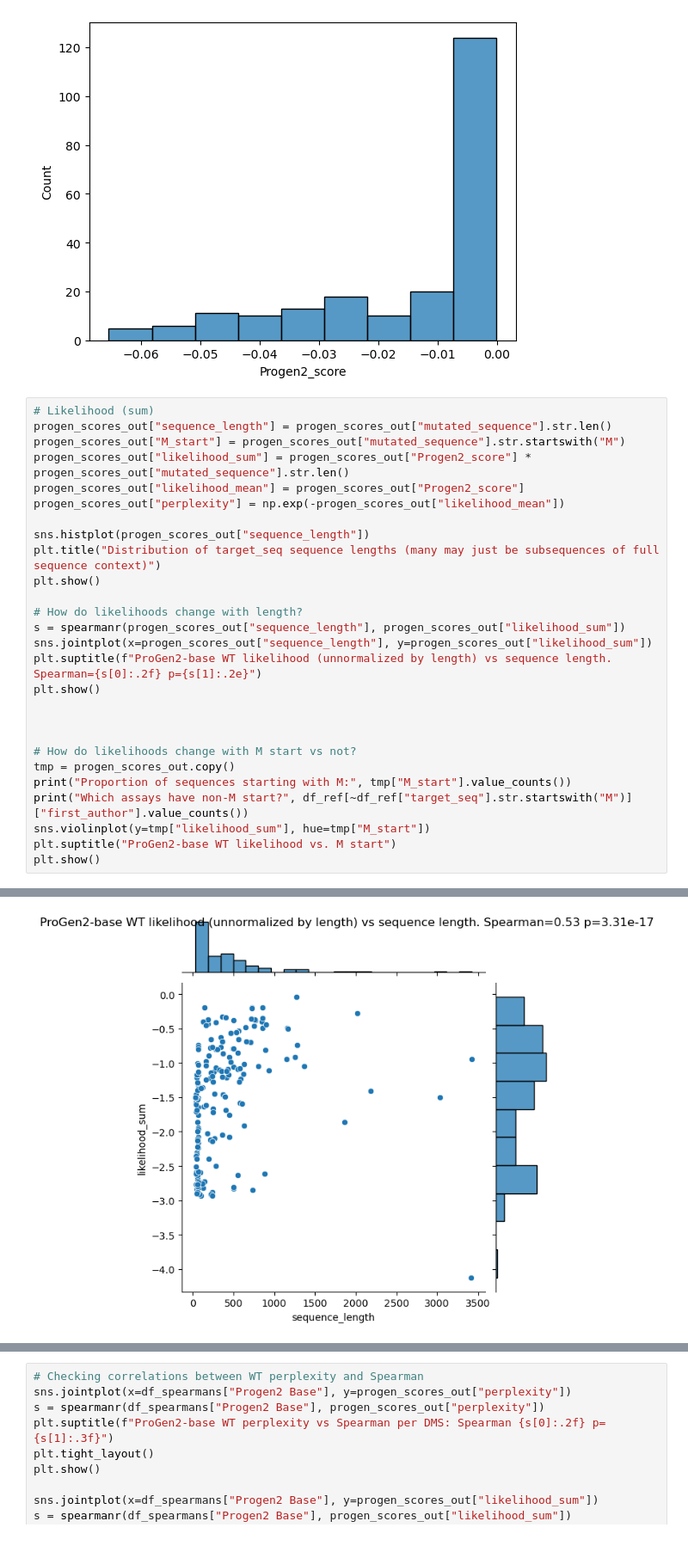
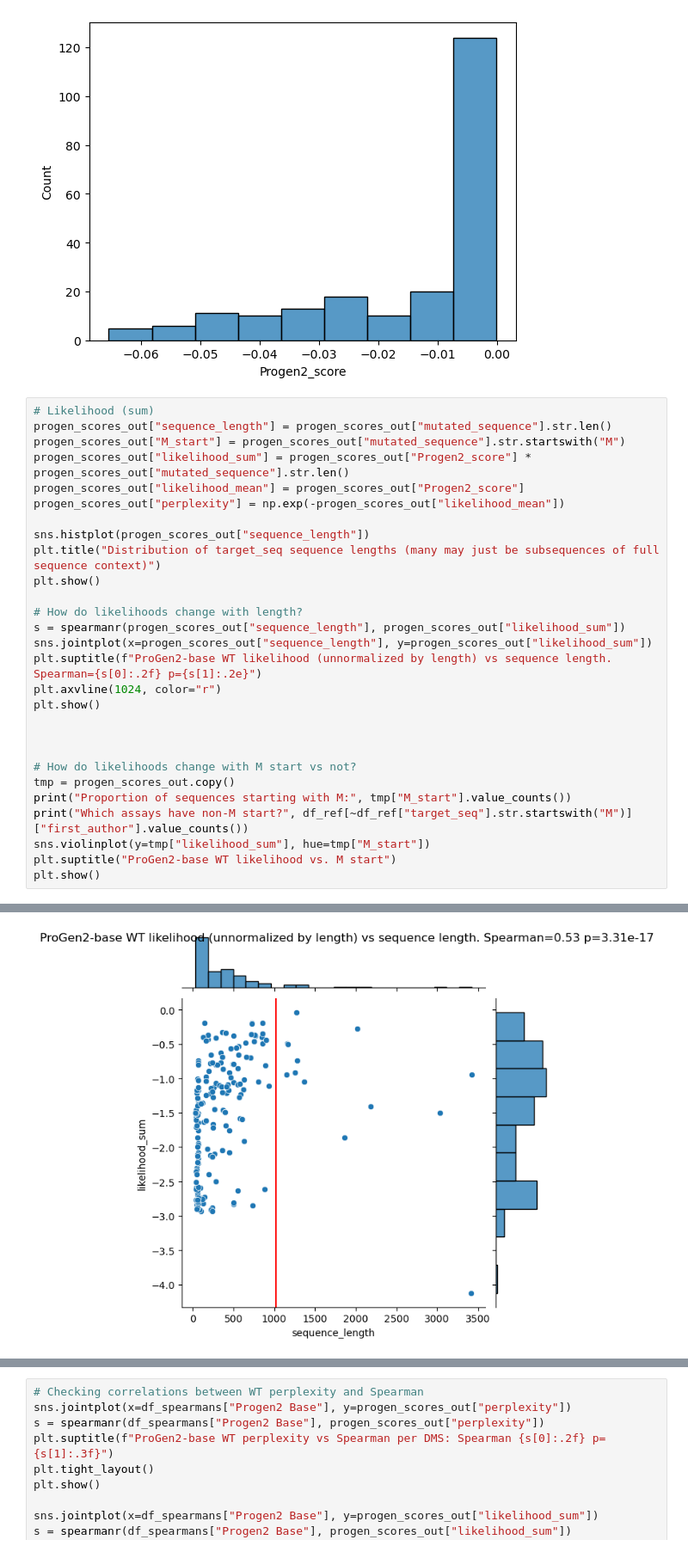
Before and after one commit to loodvn/ProteinGym, a Jupyter notebook: notebooks/analyse_wt_scores.ipynb, the cells around one changed output, grey strips where cells are left out. Shown at 86% size. Drawn from its saved outputs; the diff is of its cells as text.

```diff
--- a/notebooks/analyse_wt_scores.ipynb
+++ b/notebooks/analyse_wt_scores.ipynb
@@ -159,33 +176,34 @@ plt.show()
 # %%
 # Likelihood (sum)
 progen_scores_out["sequence_length"] = progen_scores_out["mutated_sequence"].str.len()
 progen_scores_out["M_start"] = progen_scores_out["mutated_sequence"].str.startswith("M")
 progen_scores_out["likelihood_sum"] = progen_scores_out["Progen2_score"] * progen_scores_out["mutated_sequence"].str.len()
 progen_scores_out["likelihood_mean"] = progen_scores_out["Progen2_score"]
 progen_scores_out["perplexity"] = np.exp(-progen_scores_out["likelihood_mean"])
 
 sns.histplot(progen_scores_out["sequence_length"])
 plt.title("Distribution of target_seq sequence lengths (many may just be subsequences of full sequence context)")
 plt.show()
 
 # How do likelihoods change with length?
 s = spearmanr(progen_scores_out["sequence_length"], progen_scores_out["likelihood_sum"])
 sns.jointplot(x=progen_scores_out["sequence_length"], y=progen_scores_out["likelihood_sum"])
 plt.suptitle(f"ProGen2-base WT likelihood (unnormalized by length) vs sequence length. Spearman={s[0]:.2f} p={s[1]:.2e}")
+plt.axvline(1024, color="r")
 plt.show()
 
 
 
 # How do likelihoods change with M start vs not?
 tmp = progen_scores_out.copy()
 print("Proportion of sequences starting with M:", tmp["M_start"].value_counts())
 print("Which assays have non-M start?", df_ref[~df_ref["target_seq"].str.startswith("M")]["first_author"].value_counts())
 sns.violinplot(y=tmp["likelihood_sum"], hue=tmp["M_start"])
 plt.suptitle("ProGen2-base WT likelihood vs. M start")
 plt.show()
 # %% [output]
 [figure]
-[figure, old version]
+[figure, new version]
 Proportion of sequences starting with M: M_start
 True     147
 False     70
```
Also changed, not shown: parts of 5 cells of this notebook, 2 other files.
